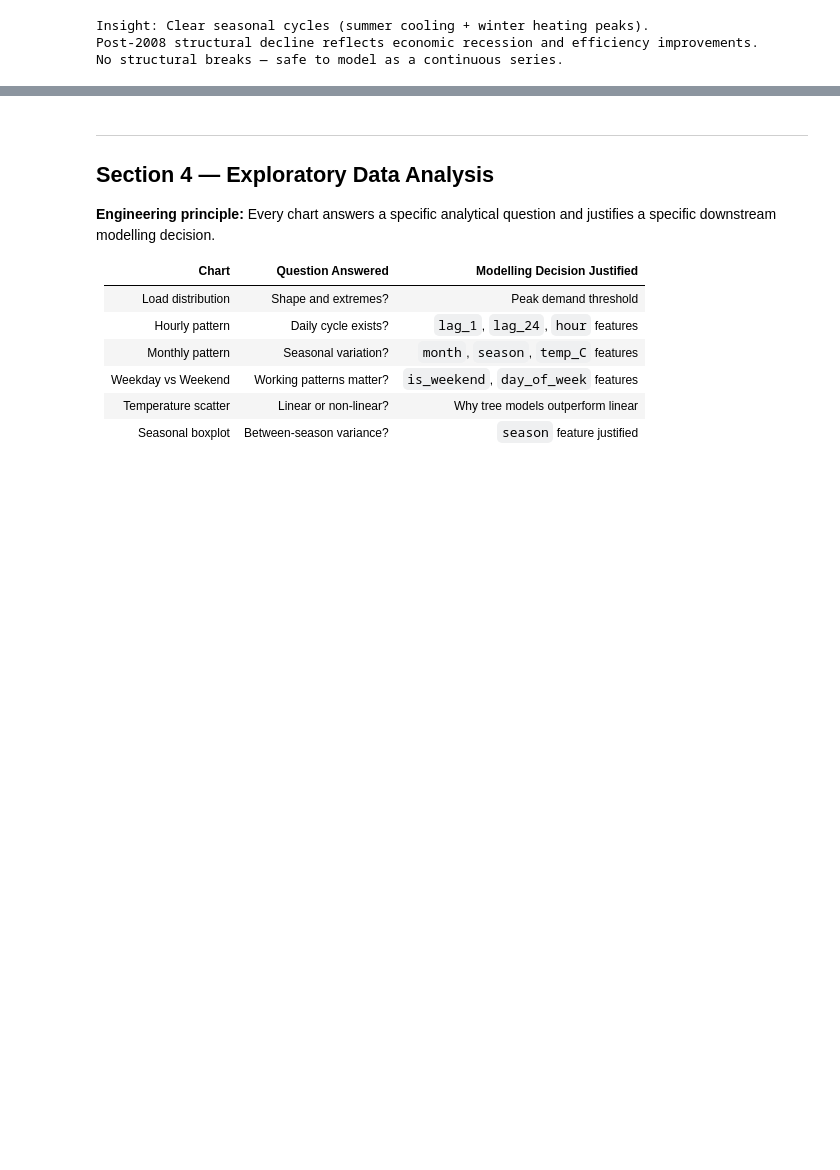
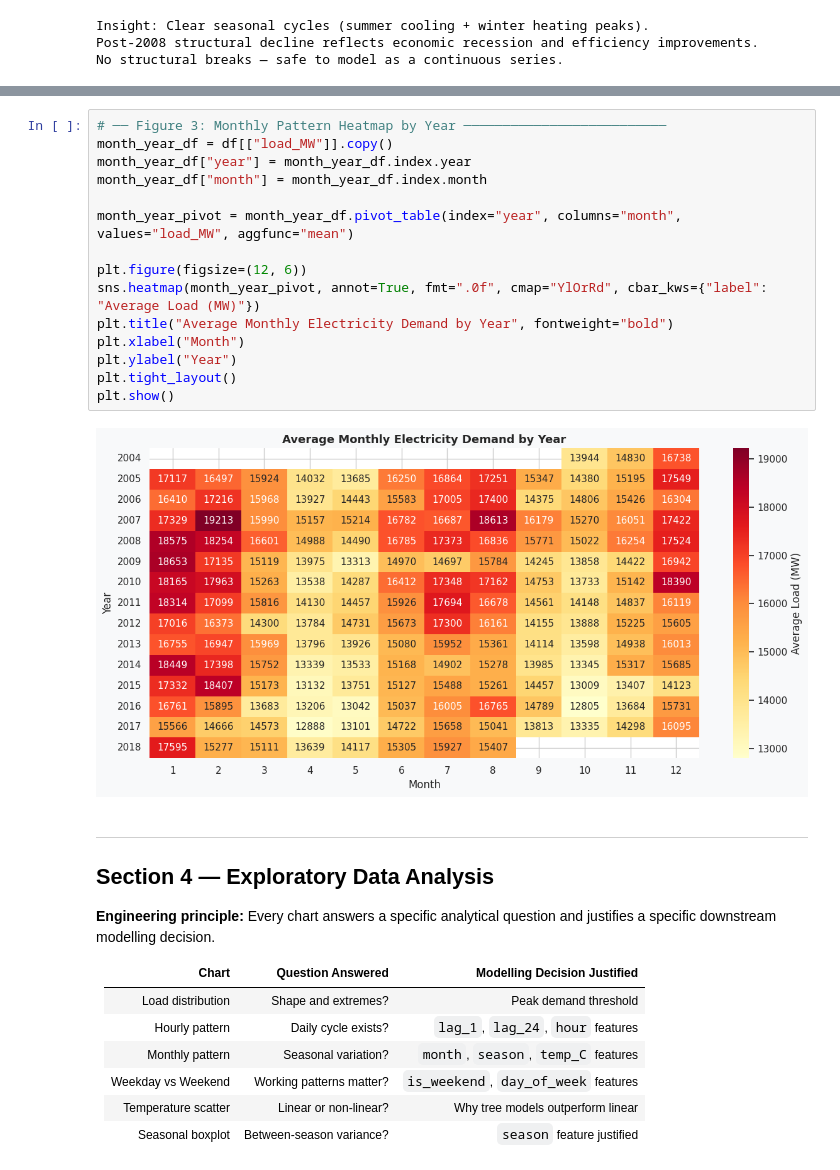
Before and after one commit to abdullah2709/EAAI_Project, a Jupyter notebook: Energy_Forecasting_EAAI_Project_(1).ipynb, the cells around one changed output, grey strips where cells are left out. Saved outputs shown, nothing was run; the diff lists cells and outputs as text; blank space fills up the shorter version.

```diff
--- a/Energy_Forecasting_EAAI_Project_(1).ipynb
+++ b/Energy_Forecasting_EAAI_Project_(1).ipynb
@@ -426,3 +443,20 @@ No structural breaks — safe to model as a continuous series.
+# %%
+# ── Figure 3: Monthly Pattern Heatmap by Year ──────────────────────────
+month_year_df = df[["load_MW"]].copy()
+month_year_df["year"] = month_year_df.index.year
+month_year_df["month"] = month_year_df.index.month
+
+month_year_pivot = month_year_df.pivot_table(index="year", columns="month", values="load_MW", aggfunc="mean")
+
+plt.figure(figsize=(12, 6))
+sns.heatmap(month_year_pivot, annot=True, fmt=".0f", cmap="YlOrRd", cbar_kws={"label": "Average Load (MW)"})
+plt.title("Average Monthly Electricity Demand by Year", fontweight="bold")
+plt.xlabel("Month")
+plt.ylabel("Year")
+plt.tight_layout()
+plt.show()
+# %% [output]
+[figure, added]
 # %% [markdown]
 ---
 ## Section 4 — Exploratory Data Analysis
```
Also changed, not shown: parts of 2 cells of this notebook.
